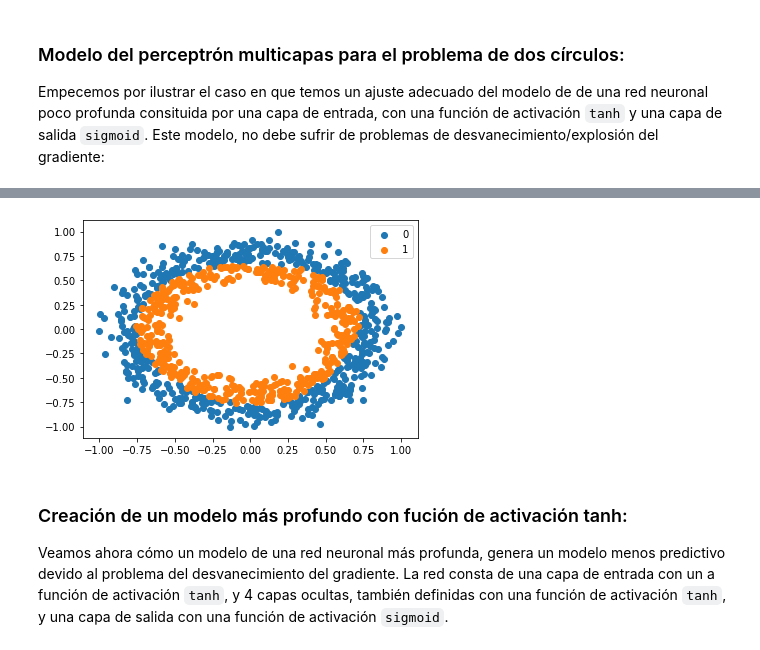
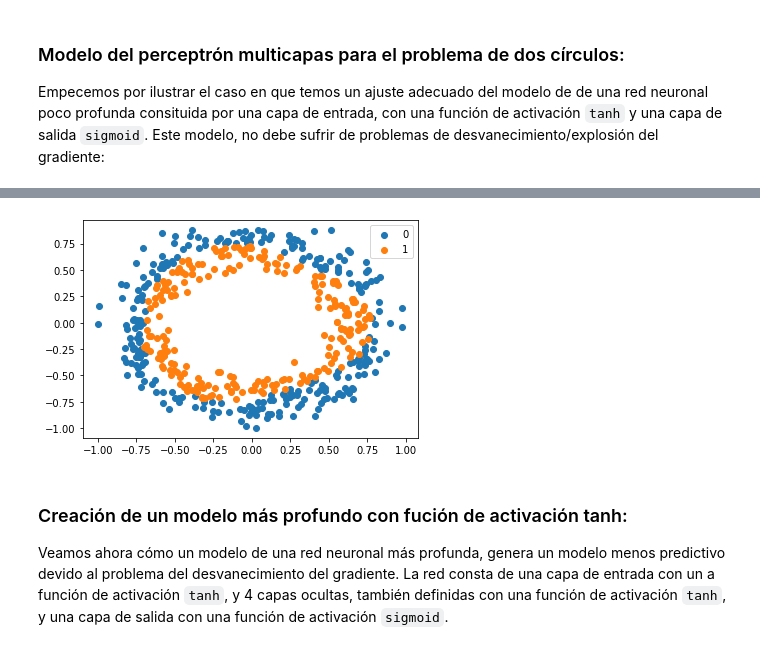
Before and after one commit to diplomado-bigdata-machinelearning-udea/Curso2, a Jupyter notebook: S4/S4_C2.ipynb, the cells around one changed output, grey strips where cells are left out. Cells and saved outputs as stored; diff of their text form; code cells hidden in the pictures.

```diff
--- a/S4/S4_C2.ipynb
+++ b/S4/S4_C2.ipynb
@@ -404,0 +425,3 @@ y_pred=modelA.predict_classes(X)
+# %%
+result=modelA.predict(test_X)
+result[:5]
@@ -404,0 +434,6 @@ y_pred=modelA.predict_classes(X)
+# %%
+y_pred = np.zeros(len(result))
+for i, score in enumerate(result):
+    y_pred[i] = 1 if score > 0.5 else 0
+
+y_pred.shape
@@ -414,12 +451,12 @@ plt.show()
 # %%
-y_pred=y_pred.reshape((-1))
-plt.scatter(X[y_pred == 0, 0], X[y_pred == 0, 1], label=str(0)) # extacción puntos según clase (0)
-plt.scatter(X[y_pred == 1, 0], X[y_pred == 1, 1], label=str(1)) # extacción puntos según clase (1)
+
+plt.scatter(test_X[y_pred == 0, 0], test_X[y_pred == 0, 1], label=str(0)) # extacción puntos según clase (0)
+plt.scatter(test_X[y_pred == 1, 0], test_X[y_pred == 1, 1], label=str(1)) # extacción puntos según clase (1)
 
 plt.legend()
 plt.show()
 # %% [output]
-[figure, old version]
+[figure, new version]
 # %% [markdown]
 ### Creación de un modelo más profundo con fución de activación tanh:
 
```
Also changed, not shown: parts of 10 cells of this notebook.
